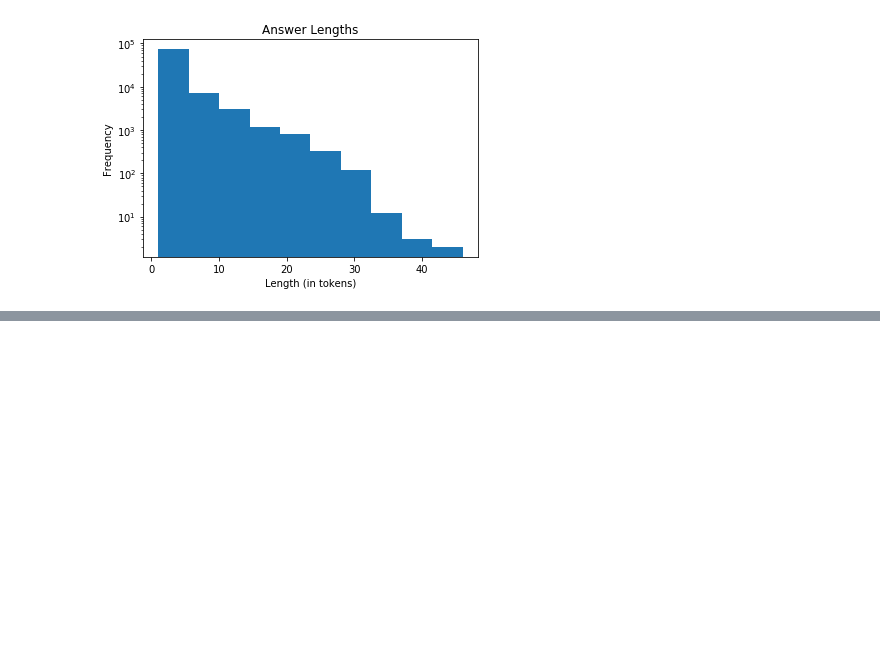
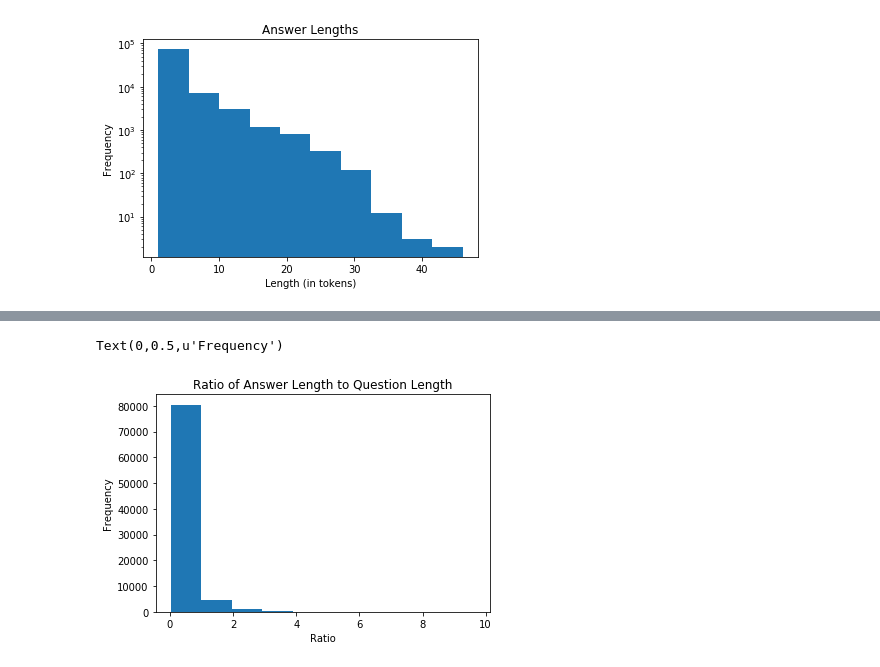
Before and after one commit to MatejKosec/cs224n_NLP_2018, a Jupyter notebook: data/train_data_stats.ipynb, the cells around one changed output, grey strips where cells are left out. Cells and saved outputs as stored; diff of their text form; code cells hidden in the pictures; blank space fills up the shorter version.

```diff
--- a/data/train_data_stats.ipynb
+++ b/data/train_data_stats.ipynb
@@ -67,0 +83,12 @@ Text(0,0.5,u'Frequency')
+# %%
+#ratio of answer lengths to question lengths
+ans_question_ratios = [float(ans) / float(question) for ans, question in zip(answer_lens, question_lens)]
+plt.hist(ans_question_ratios)
+# plt.yscale("log", nonposy="clip") #comment out to remove log scale
+plt.title("Ratio of Answer Length to Question Length")
+plt.xlabel("Ratio")
+plt.ylabel("Frequency")
+# plt.savefig("answer_question_ratio.png", bbox_inches="tight")
+# %% [output]
+Text(0,0.5,u'Frequency')
+[figure, added]
```
Also changed, not shown: parts of 6 cells of this notebook, 14 other files.
